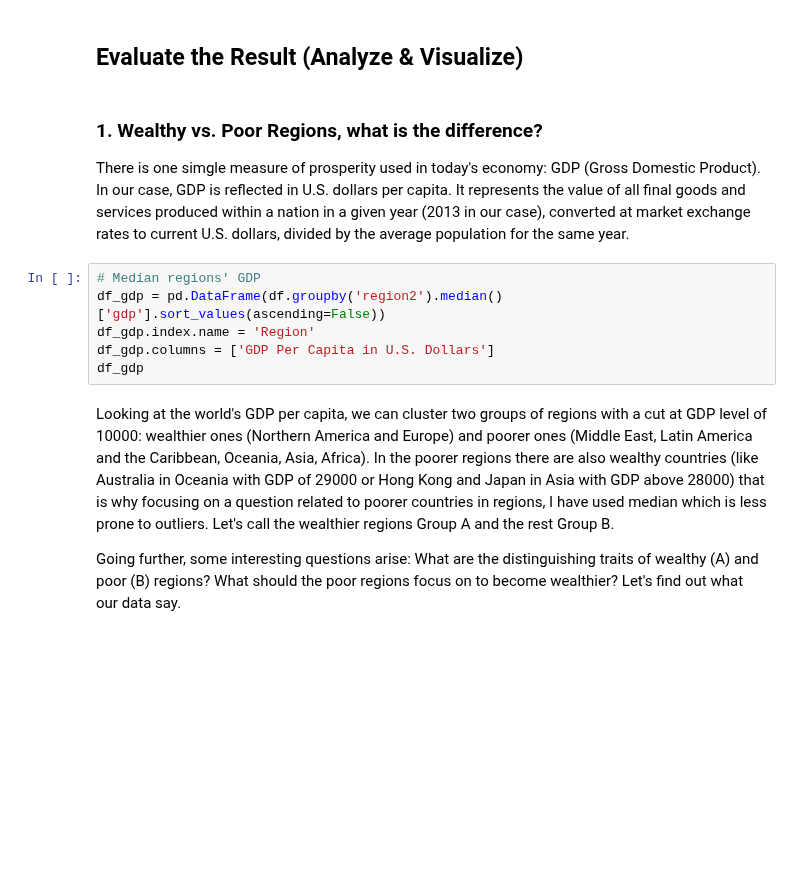
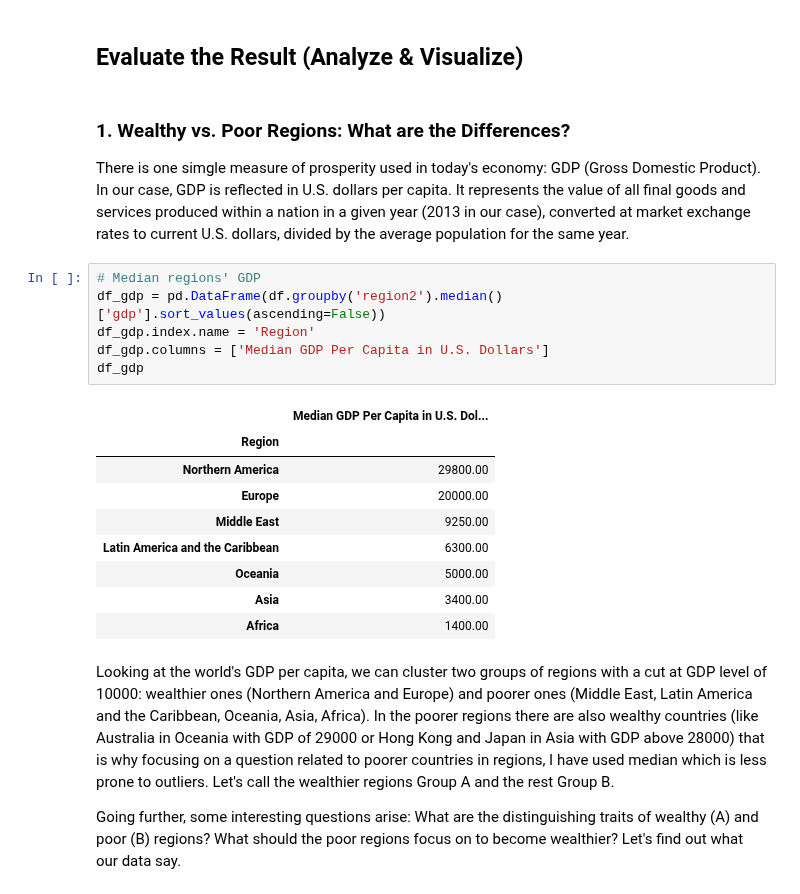
Before and after one commit to ksatola/Countries-of-the-World, a Jupyter notebook: workbook.ipynb, the cells around one changed output. Saved outputs shown, nothing was run; the diff lists cells and outputs as text; blank space fills up the shorter version.

```diff
--- a/workbook.ipynb
+++ b/workbook.ipynb
@@ -539,14 +1152,24 @@ X.head(10)
 # %% [markdown]
 ## Evaluate the Result (Analyze & Visualize)
 # %% [markdown]
-### 1. Wealthy vs. Poor Regions, what is the difference?
+### 1. Wealthy vs. Poor Regions: What are the Differences?
 There is one simgle measure of prosperity used in today's economy: GDP (Gross Domestic Product). In our case, GDP is reflected in U.S. dollars per capita. It represents the value of all final goods and services produced within a nation in a given year (2013 in our case), converted at market exchange rates to current U.S. dollars, divided by the average population for the same year.
 # %%
 # Median regions' GDP
 df_gdp = pd.DataFrame(df.groupby('region2').median()['gdp'].sort_values(ascending=False))
 df_gdp.index.name = 'Region'
-df_gdp.columns = ['GDP Per Capita in U.S. Dollars']
+df_gdp.columns = ['Median GDP Per Capita in U.S. Dollars']
 df_gdp
+# %% [output]
+|  | Median GDP Per Capita in U.S. Dol... |
+| Region |  |
+| Northern America | 29800.00 |
+| Europe | 20000.00 |
+| Middle East | 9250.00 |
+| Latin America and the Caribbean | 6300.00 |
+| Oceania | 5000.00 |
+| Asia | 3400.00 |
+| Africa | 1400.00 |
 # %% [markdown]
 Looking at the world's GDP per capita, we can cluster two groups of regions with a cut at GDP level of 10000: wealthier ones (Northern America and Europe) and poorer ones (Middle East, Latin America and the Caribbean, Oceania, Asia, Africa). In the poorer regions there are also wealthy countries (like Australia in Oceania with GDP of 29000 or Hong Kong and Japan in Asia with GDP above 28000) that is why focusing on a question related to poorer countries in regions, I have used median which is less prone to outliers. Let's call the wealthier regions Group A and the rest Group B.
 
```
Also changed, not shown: parts of 114 cells of this notebook, 11 other files.
